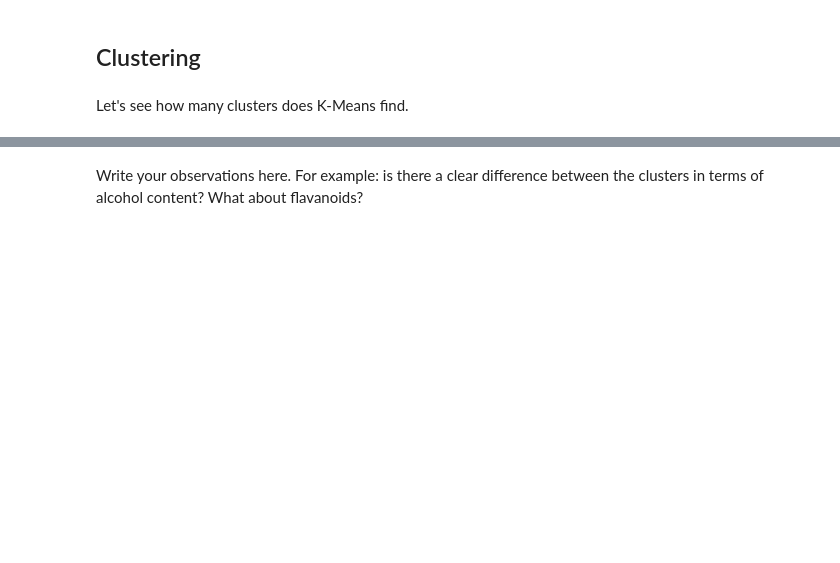
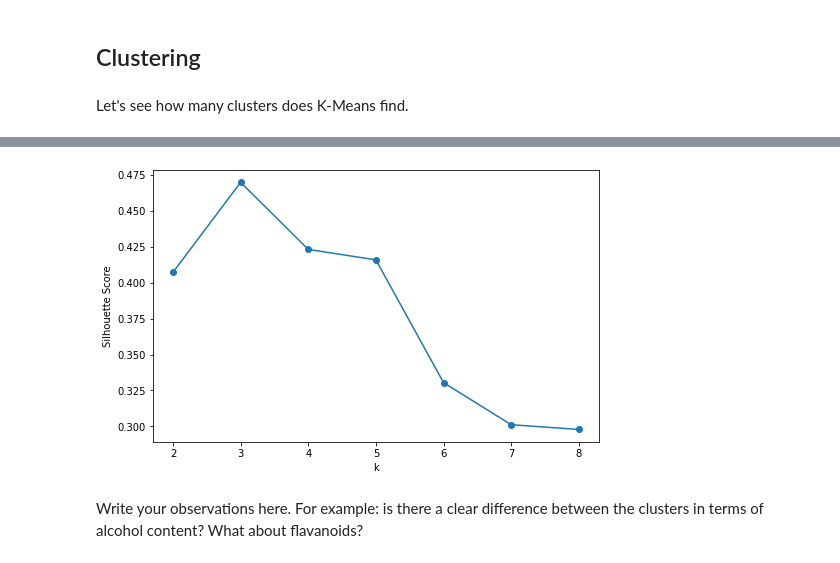
Before and after one commit to PauMarquez99/DataScience-CE888, a Jupyter notebook: Lab5/lab_exploration.ipynb, the cells around one changed output, grey strips where cells are left out. Saved outputs shown, nothing was run; the diff lists cells and outputs as text; code cells hidden in the pictures; blank space fills up the shorter version.

```diff
--- a/Lab5/lab_exploration.ipynb
+++ b/Lab5/lab_exploration.ipynb
@@ -206,3 +208,12 @@ Now we can try to understand our clusters.
+# %%
+plt.figure(figsize=(8,5))
+plt.plot(range(2, 9), sil, 'o-')
+plt.xlabel('k')
+plt.ylabel('Silhouette Score')
+plt.savefig('elbow_moons_sil.pdf', dpi=300)
+plt.show()
+# %% [output]
+[figure, added]
 # %% [markdown]
 Write your observations here.
 For example: is there a clear difference between the clusters in terms of alcohol content? What about flavanoids?
```
Also changed, not shown: parts of 12 cells of this notebook, 3 other files.
